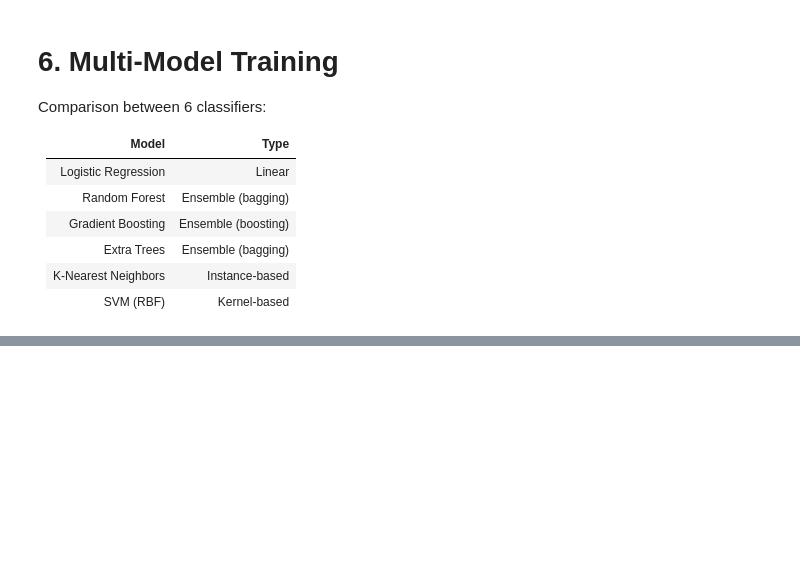
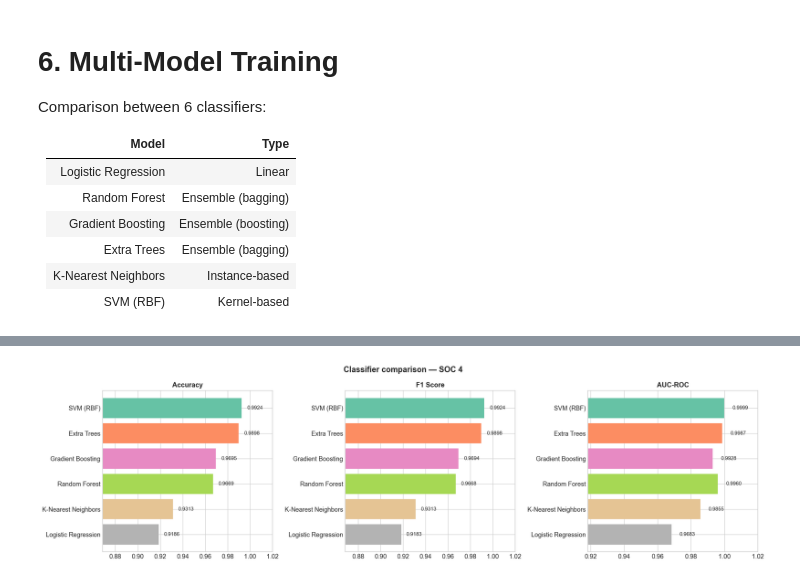
Before and after one commit to marcosoldani/ml_LiBs_project, a Jupyter notebook: notebooks/2_ClassificationAges.ipynb, the cells around one changed output, grey strips where cells are left out. Saved outputs shown, nothing was run; the diff lists cells and outputs as text; code cells hidden in the pictures; blank space fills up the shorter version.

Commit message:
ADDED: model comparison

```diff
--- a/notebooks/2_ClassificationAges.ipynb
+++ b/notebooks/2_ClassificationAges.ipynb
@@ -608,0 +640,39 @@ Best model: SVM (RBF) (Acc=0.9924)
+# %%
+# --- METRICS COMPARISON PLOTS ---
+
+fig, axes = plt.subplots(1, 3, figsize=(18, 5))
+colors = plt.cm.Set2(np.linspace(0, 1, len(results_df)))
+
+for ax, (col, title) in zip(
+    axes,
+    [("Accuracy", "Accuracy"), ("F1", "F1 Score"), ("AUC", "AUC-ROC")]
+):
+    bars = ax.barh(
+        results_df["Model"].values,
+        results_df[col].values,
+        color=colors
+    )
+
+    ax.set_title(title, fontweight="bold")
+    ax.invert_yaxis()
+    ax.set_xlim([max(0, results_df[col].min() - 0.05), 1.02])
+
+    for bar, v in zip(bars, results_df[col].values):
+        ax.text(
+            bar.get_width() * 1.005,
+            bar.get_y() + bar.get_height() / 2,
+            f"{v:.4f}",
+            va="center",
+            fontsize=9
+        )
+
+fig.suptitle(
+    f"Classifier comparison — SOC {SELECTED_SOC}",
+    fontsize=14,
+    fontweight="bold"
+)
+
+plt.tight_layout()
+plt.show()
+# %% [output]
+[figure, added]
```
Also changed, not shown: parts of 3 cells of this notebook.
